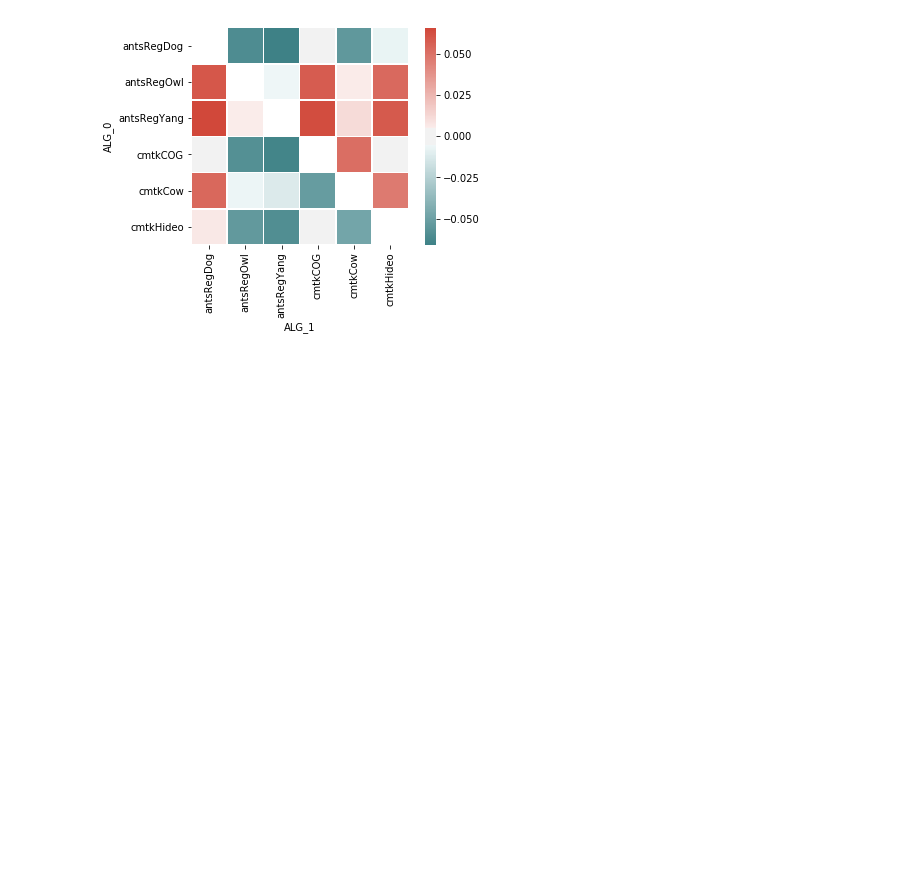
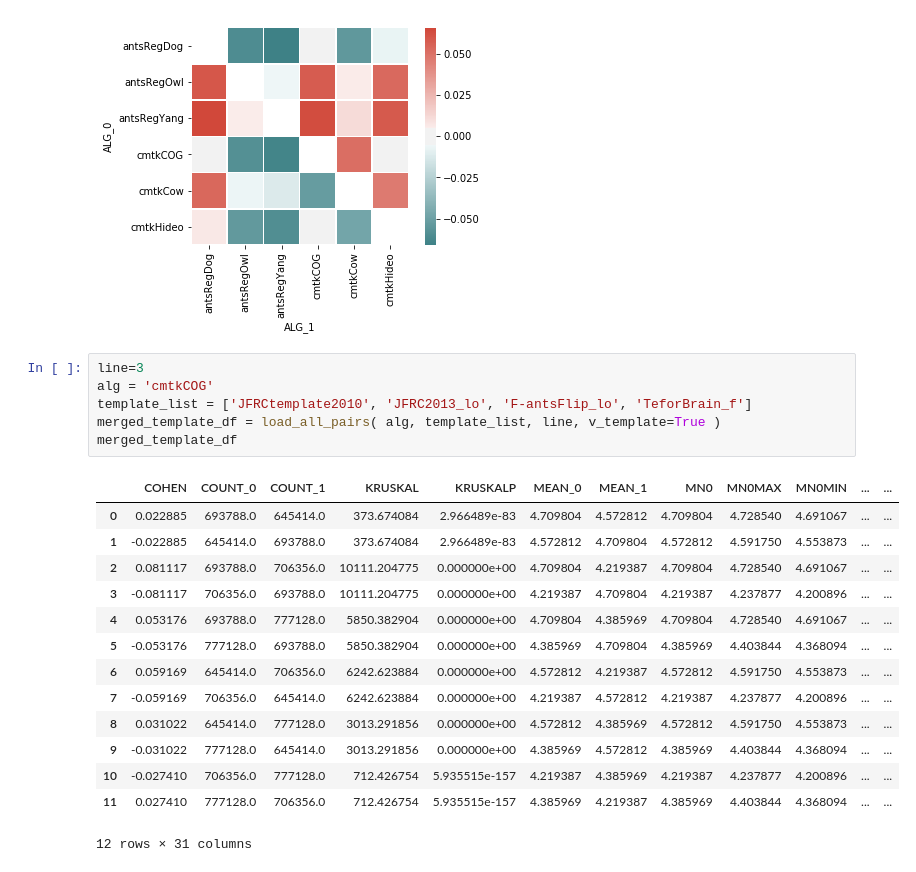
Before and after one commit to saalfeldlab/template-building, a Jupyter notebook: python/Vis_Pairwise_alg-template_stats.ipynb, the cells around one changed output. Drawn from its saved outputs; the diff is of its cells as text; blank space fills up the shorter version.

```diff
--- a/python/Vis_Pairwise_alg-template_stats.ipynb
+++ b/python/Vis_Pairwise_alg-template_stats.ipynb
@@ -365,3 +389,24 @@ sns.heatmap( piv_effsz, cmap=cmap,
 # %% [output]
 <matplotlib.axes._subplots.AxesSubplot at 0x...>
 [figure]
+# %%
+line=3
+alg = 'cmtkCOG'
+template_list = ['JFRCtemplate2010', 'JFRC2013_lo', 'F-antsFlip_lo', 'TeforBrain_f']
+merged_template_df = load_all_pairs( alg, template_list, line, v_template=True )
+merged_template_df
+# %% [output]
+|  | COHEN | COUNT_0 | COUNT_1 | KRUSKAL | KRUSKALP | MEAN_0 | MEAN_1 | MN0 | MN0MAX | MN0MIN | ... | ... |
+| 0 | 0.022885 | 693788.0 | 645414.0 | 373.674084 | 2.966489e-83 | 4.709804 | 4.572812 | 4.709804 | 4.728540 | 4.691067 | ... | ... |
+| 1 | -0.022885 | 645414.0 | 693788.0 | 373.674084 | 2.966489e-83 | 4.572812 | 4.709804 | 4.572812 | 4.591750 | 4.553873 | ... | ... |
+| 2 | 0.081117 | 693788.0 | 706356.0 | 10111.204775 | 0.000000e+00 | 4.709804 | 4.219387 | 4.709804 | 4.728540 | 4.691067 | ... | ... |
+| 3 | -0.081117 | 706356.0 | 693788.0 | 10111.204775 | 0.000000e+00 | 4.219387 | 4.709804 | 4.219387 | 4.237877 | 4.200896 | ... | ... |
+| 4 | 0.053176 | 693788.0 | 777128.0 | 5850.382904 | 0.000000e+00 | 4.709804 | 4.385969 | 4.709804 | 4.728540 | 4.691067 | ... | ... |
+| 5 | -0.053176 | 777128.0 | 693788.0 | 5850.382904 | 0.000000e+00 | 4.385969 | 4.709804 | 4.385969 | 4.403844 | 4.368094 | ... | ... |
+| 6 | 0.059169 | 645414.0 | 706356.0 | 6242.623884 | 0.000000e+00 | 4.572812 | 4.219387 | 4.572812 | 4.591750 | 4.553873 | ... | ... |
+| 7 | -0.059169 | 706356.0 | 645414.0 | 6242.623884 | 0.000000e+00 | 4.219387 | 4.572812 | 4.219387 | 4.237877 | 4.200896 | ... | ... |
+| 8 | 0.031022 | 645414.0 | 777128.0 | 3013.291856 | 0.000000e+00 | 4.572812 | 4.385969 | 4.572812 | 4.591750 | 4.553873 | ... | ... |
+| 9 | -0.031022 | 777128.0 | 645414.0 | 3013.291856 | 0.000000e+00 | 4.385969 | 4.572812 | 4.385969 | 4.403844 | 4.368094 | ... | ... |
+| 10 | -0.027410 | 706356.0 | 777128.0 | 712.426754 | 5.935515e-157 | 4.219387 | 4.385969 | 4.219387 | 4.237877 | 4.200896 | ... | ... |
+| 11 | 0.027410 | 777128.0 | 706356.0 | 712.426754 | 5.935515e-157 | 4.385969 | 4.219387 | 4.385969 | 4.403844 | 4.368094 | ... | ... |
+12 rows × 31 columns
```
Also changed, not shown: parts of 5 cells of this notebook.
